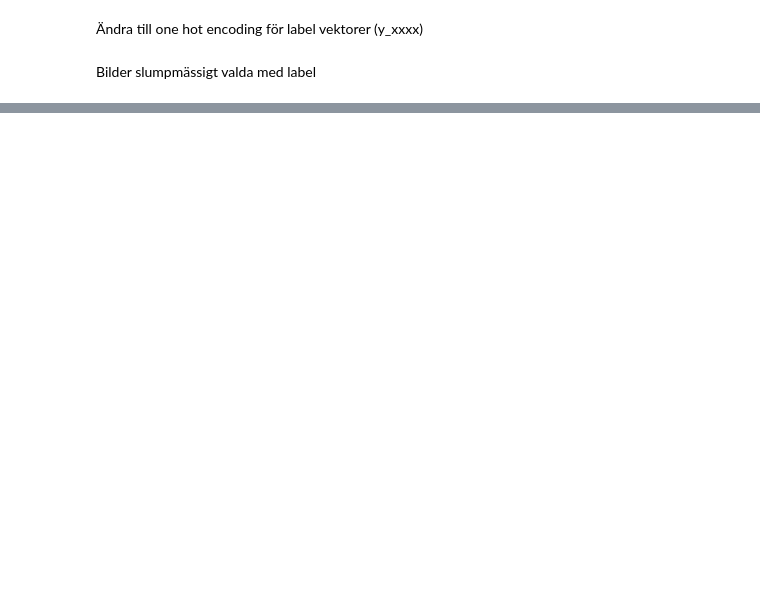
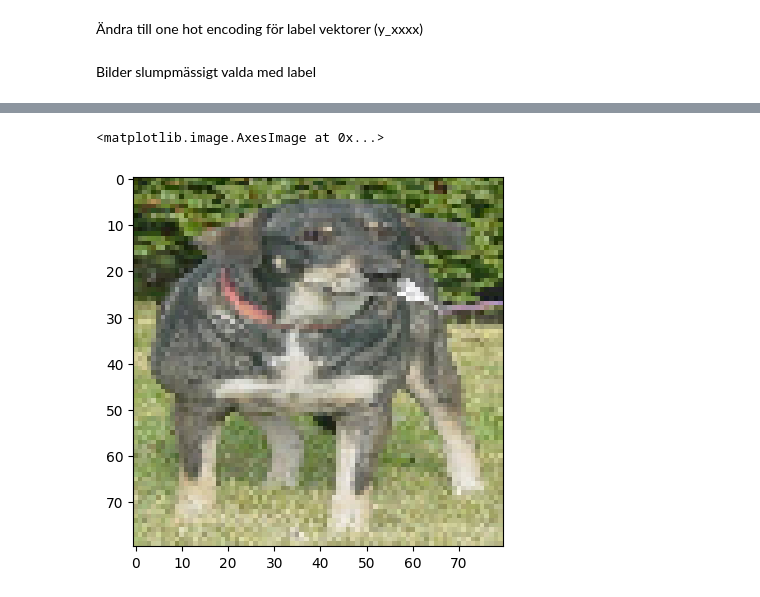
Before and after one commit to danlundh67/AI-deep_learning, a Jupyter notebook: deep1.ipynb, the cells around one changed output, grey strips where cells are left out. Saved outputs shown, nothing was run; the diff lists cells and outputs as text; code cells hidden in the pictures; blank space fills up the shorter version.

```diff
--- a/deep1.ipynb
+++ b/deep1.ipynb
@@ -309,0 +329,5 @@ ValueError: Data must be 1-dimensional, got ndarray of shape (357, 370, 3) inste
+# %%
+plt.imshow(X_train[159])
+# %% [output]
+<matplotlib.image.AxesImage at 0x...>
+[figure, added]
```
Also changed, not shown: parts of 8 cells of this notebook.
